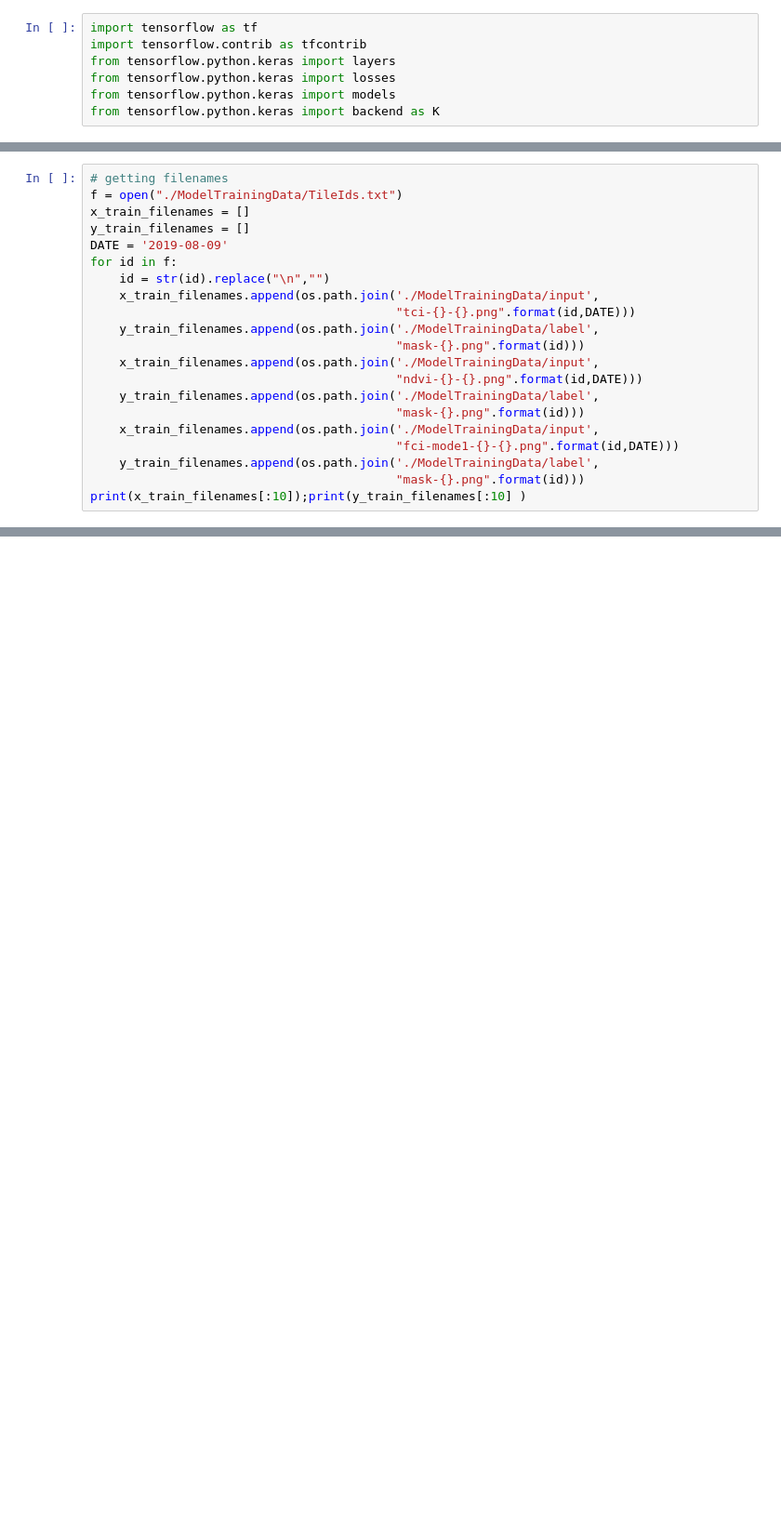
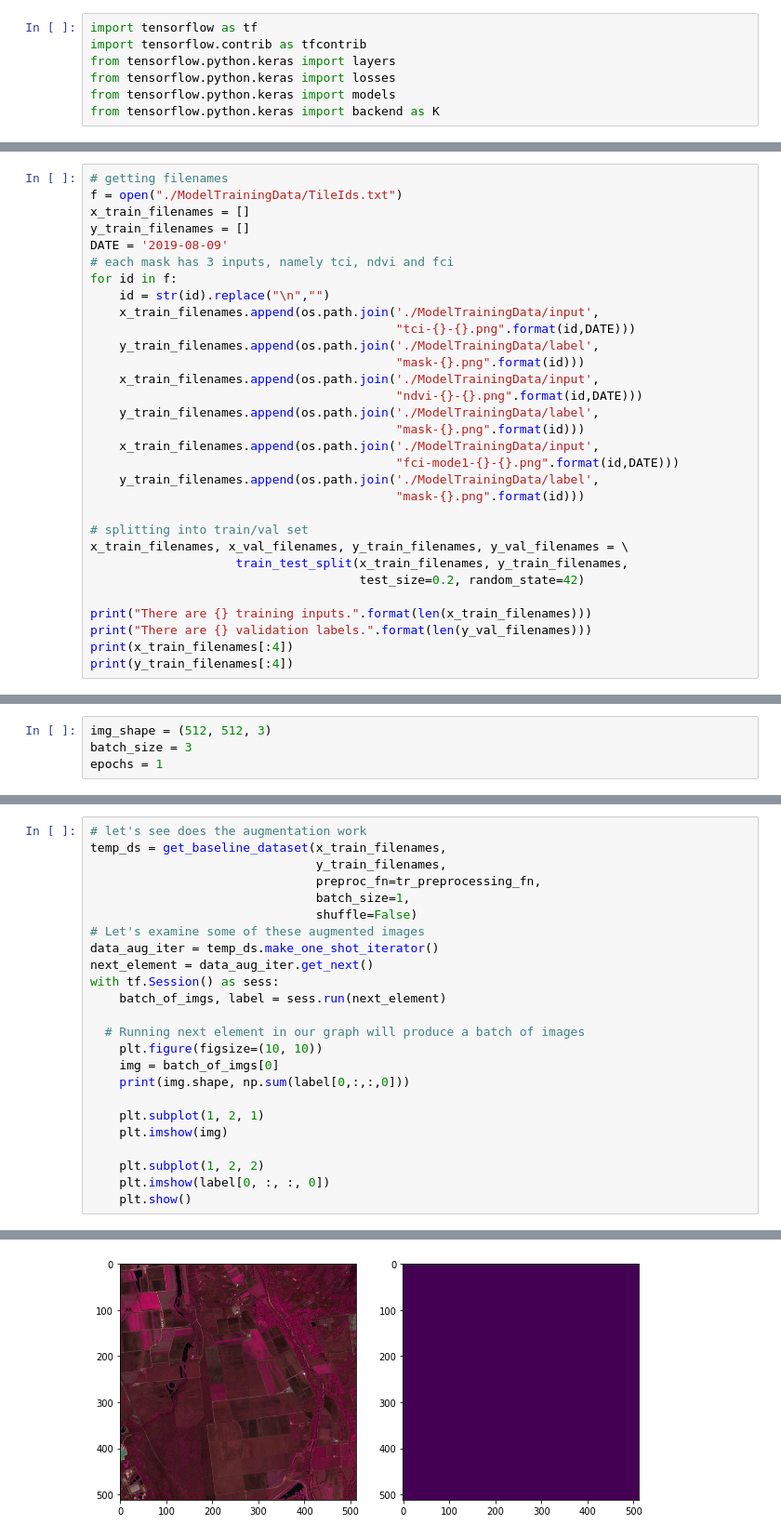
Before and after one commit to Phoebe0222/datathon, a Jupyter notebook: data-process/UNET.ipynb, the cells around one changed output, grey strips where cells are left out. Shown: that part at 93% size. Saved outputs shown, nothing was run; the diff lists cells and outputs as text; blank space fills up the shorter version.

Commit message:
UNET model for mask

```diff
--- a/data-process/UNET.ipynb
+++ b/data-process/UNET.ipynb
@@ -106,6 +37,7 @@ f = open("./ModelTrainingData/TileIds.txt")
 x_train_filenames = []
 y_train_filenames = []
 DATE = '2019-08-09'
+# each mask has 3 inputs, namely tci, ndvi and fci
 for id in f:
     id = str(id).replace("\n","")
     x_train_filenames.append(os.path.join('./ModelTrainingData/input',
@@ -120,5 +52,14 @@ for id in f:
                                           "fci-mode1-{}-{}.png".format(id,DATE)))
     y_train_filenames.append(os.path.join('./ModelTrainingData/label',
                                           "mask-{}.png".format(id)))
-print(x_train_filenames[:10]);print(y_train_filenames[:10] )
+
+# splitting into train/val set
+x_train_filenames, x_val_filenames, y_train_filenames, y_val_filenames = \
+                    train_test_split(x_train_filenames, y_train_filenames,
+                                     test_size=0.2, random_state=42)
+
+print("There are {} training inputs.".format(len(x_train_filenames)))
+print("There are {} validation labels.".format(len(y_val_filenames)))
+print(x_train_filenames[:4])
+print(y_train_filenames[:4])
 # %% [output]
@@ -149,0 +72,4 @@ def _process_pathnames(fname, label_path):
+# %%
+img_shape = (512, 512, 3)
+batch_size = 3
+epochs = 1
@@ -149,0 +105,25 @@ def _process_pathnames(fname, label_path):
+# %%
+# let's see does the augmentation work
+temp_ds = get_baseline_dataset(x_train_filenames,
+                               y_train_filenames,
+                               preproc_fn=tr_preprocessing_fn,
+                               batch_size=1,
+                               shuffle=False)
+# Let's examine some of these augmented images
+data_aug_iter = temp_ds.make_one_shot_iterator()
+next_element = data_aug_iter.get_next()
+with tf.Session() as sess:
+    batch_of_imgs, label = sess.run(next_element)
+
+  # Running next element in our graph will produce a batch of images
+    plt.figure(figsize=(10, 10))
+    img = batch_of_imgs[0]
+    print(img.shape, np.sum(label[0,:,:,0]))
+
+    plt.subplot(1, 2, 1)
+    plt.imshow(img)
+
+    plt.subplot(1, 2, 2)
+    plt.imshow(label[0, :, :, 0])
+    plt.show()
+# %% [output]
@@ -150 +131,2 @@ def _process_pathnames(fname, label_path):
+[figure, added]
 # %%
```
Also changed, not shown: parts of 16 cells of this notebook.
